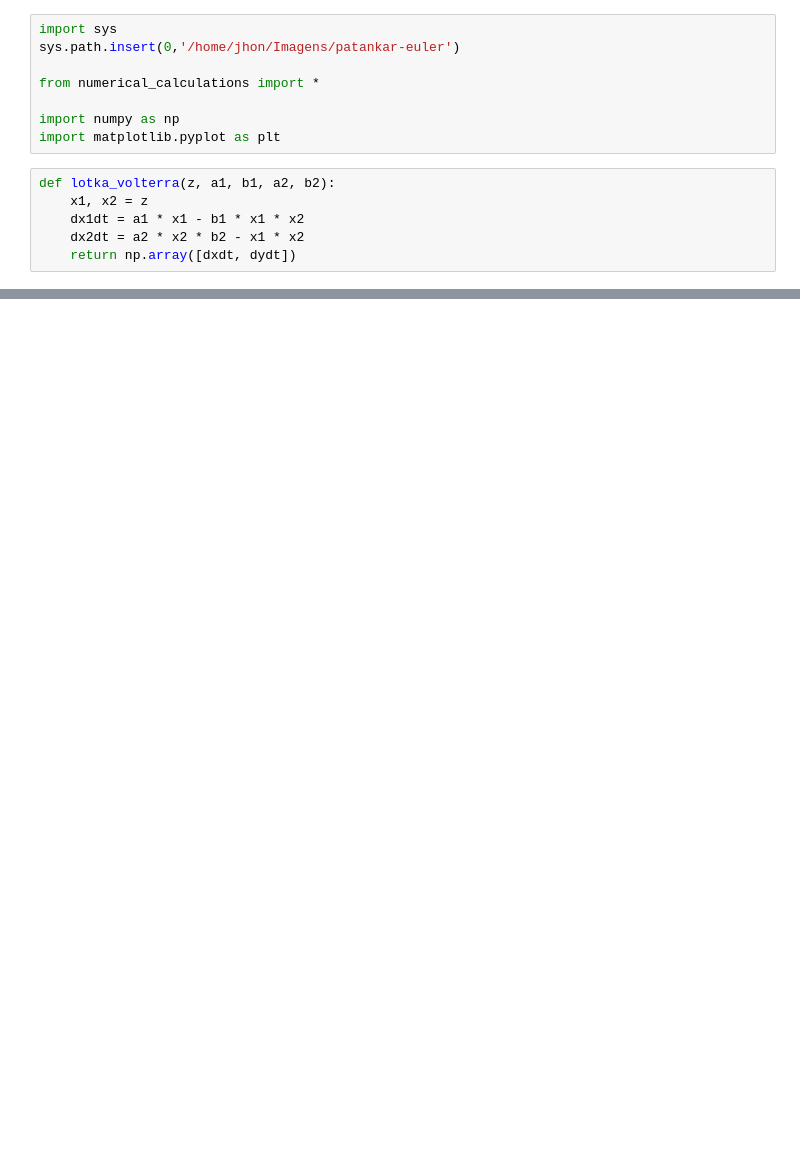
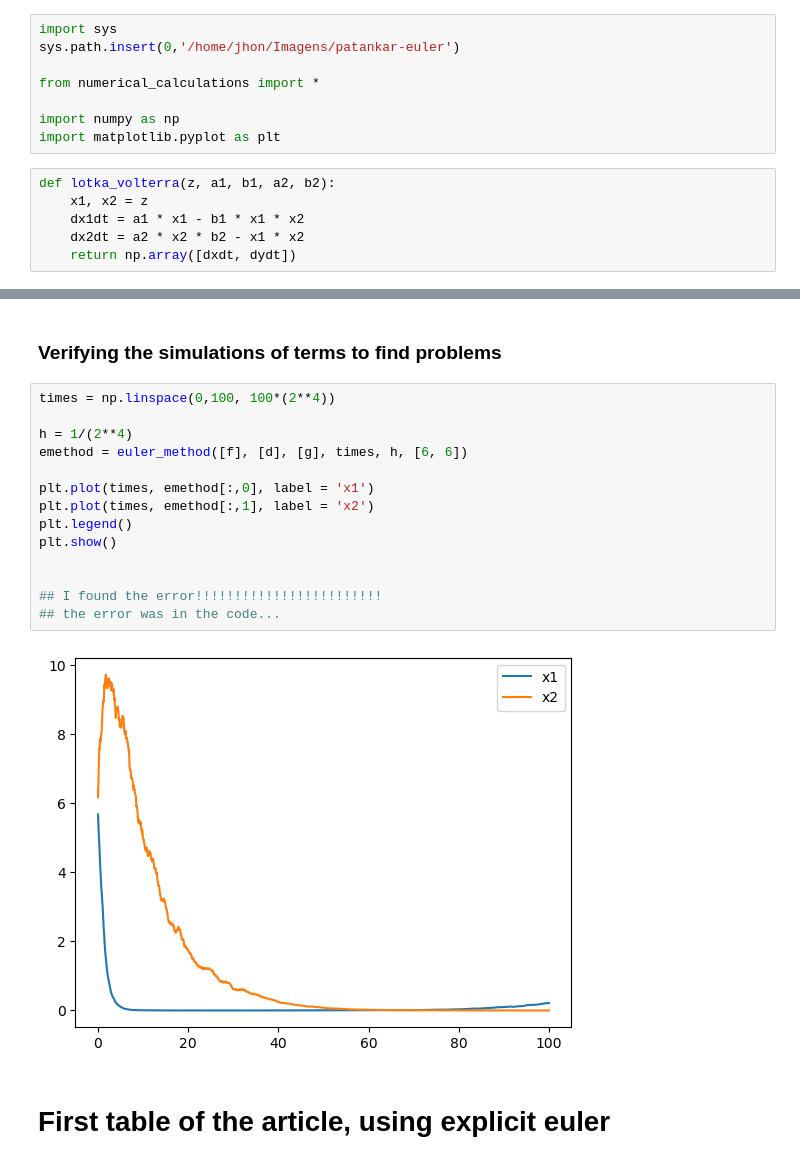
Before and after one commit to JhonatanFelix/patankar-euler, a Jupyter notebook: Lotka-Volterra/solutions_and_calculations.ipynb, the cells around one changed output, grey strips where cells are left out. Cells and saved outputs as stored; diff of their text form; blank space fills up the shorter version.

```diff
--- a/Lotka-Volterra/solutions_and_calculations.ipynb
+++ b/Lotka-Volterra/solutions_and_calculations.ipynb
@@ -58,0 +169,20 @@ plt.show()
+# %% [markdown]
+### Verifying the simulations of terms to find problems
+# %%
+times = np.linspace(0,100, 100*(2**4))
+
+h = 1/(2**4)
+emethod = euler_method([f], [d], [g], times, h, [6, 6])
+
+plt.plot(times, emethod[:,0], label = 'x1')
+plt.plot(times, emethod[:,1], label = 'x2')
+plt.legend()
+plt.show()
+
+
+## I found the error!!!!!!!!!!!!!!!!!!!!!!!!
+## the error was in the code...
+# %% [output]
+[figure, added]
+# %% [markdown]
+# First table of the article, using explicit euler
```
Also changed, not shown: parts of 19 cells of this notebook, 1 other file.
